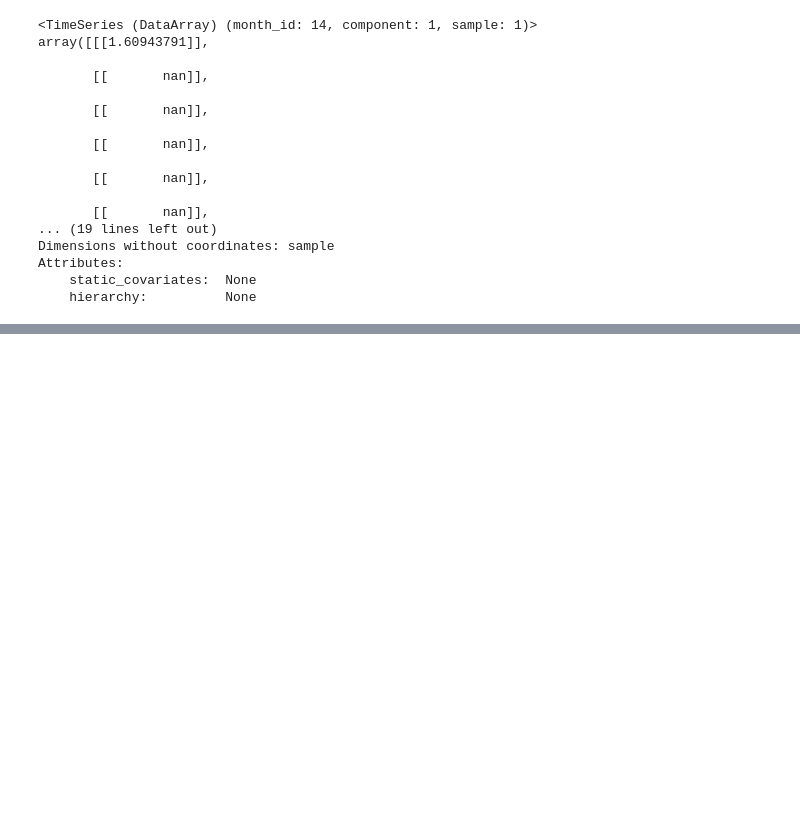
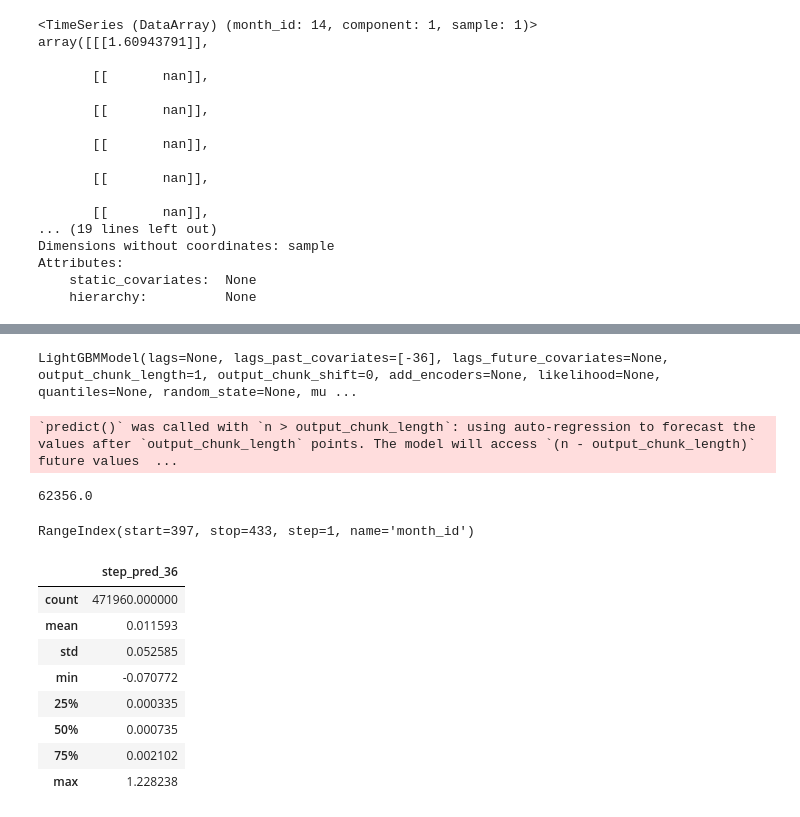
Before and after one commit to prio-data/views_pipeline, a Jupyter notebook: models/old_money/notebooks/test.ipynb, the cells around one changed output, grey strips where cells are left out. Drawn from its saved outputs; the diff is of its cells as text; code cells hidden in the pictures; blank space fills up the shorter version.

```diff
--- a/models/old_money/notebooks/test.ipynb
+++ b/models/old_money/notebooks/test.ipynb
@@ -449,0 +471,18 @@ Attributes:
+# %%
+model[35][0]
+# %% [output]
+LightGBMModel(lags=None, lags_past_covariates=[-36], lags_future_covariates=None, output_chunk_length=1, output_chunk_shift=0, add_encoders=None, likelihood=None, quantiles=None, random_state=None, mu ...
+# %%
+ts_pred = model[35][0].predict(n=36,
+                    series=target,
+                    past_covariates=[s[independent_variables] for s in series],)
+# %% [output]
+`predict()` was called with `n > output_chunk_length`: using auto-regression to forecast the values after `output_chunk_length` points. The model will access `(n - output_chunk_length)` future values  ...
+# %%
+ts_pred[0].static_covariates.iat[0, 0]
+# %% [output]
+62356.0
+# %%
+ts_pred[0].pd_dataframe().index
+# %% [output]
+RangeIndex(start=397, stop=433, step=1, name='month_id')
@@ -449,0 +505,12 @@ Attributes:
+# %%
+df_preds.describe()
+# %% [output]
+|  | step_pred_36 |
+| count | 471960.000000 |
+| mean | 0.011593 |
+| std | 0.052585 |
+| min | -0.070772 |
+| 25% | 0.000335 |
+| 50% | 0.000735 |
+| 75% | 0.002102 |
+| max | 1.228238 |
```
Also changed, not shown: parts of 11 cells of this notebook, 2 other files.
